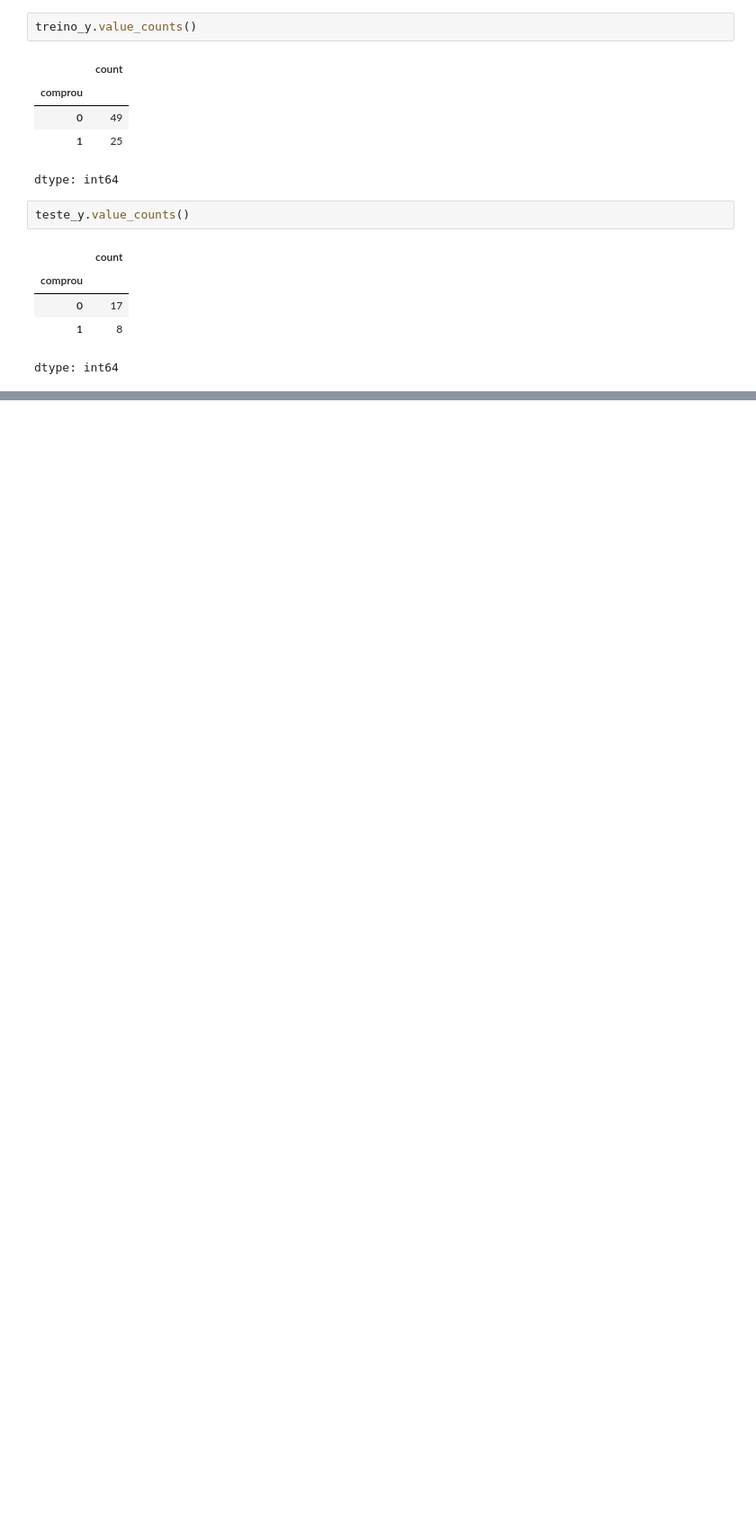
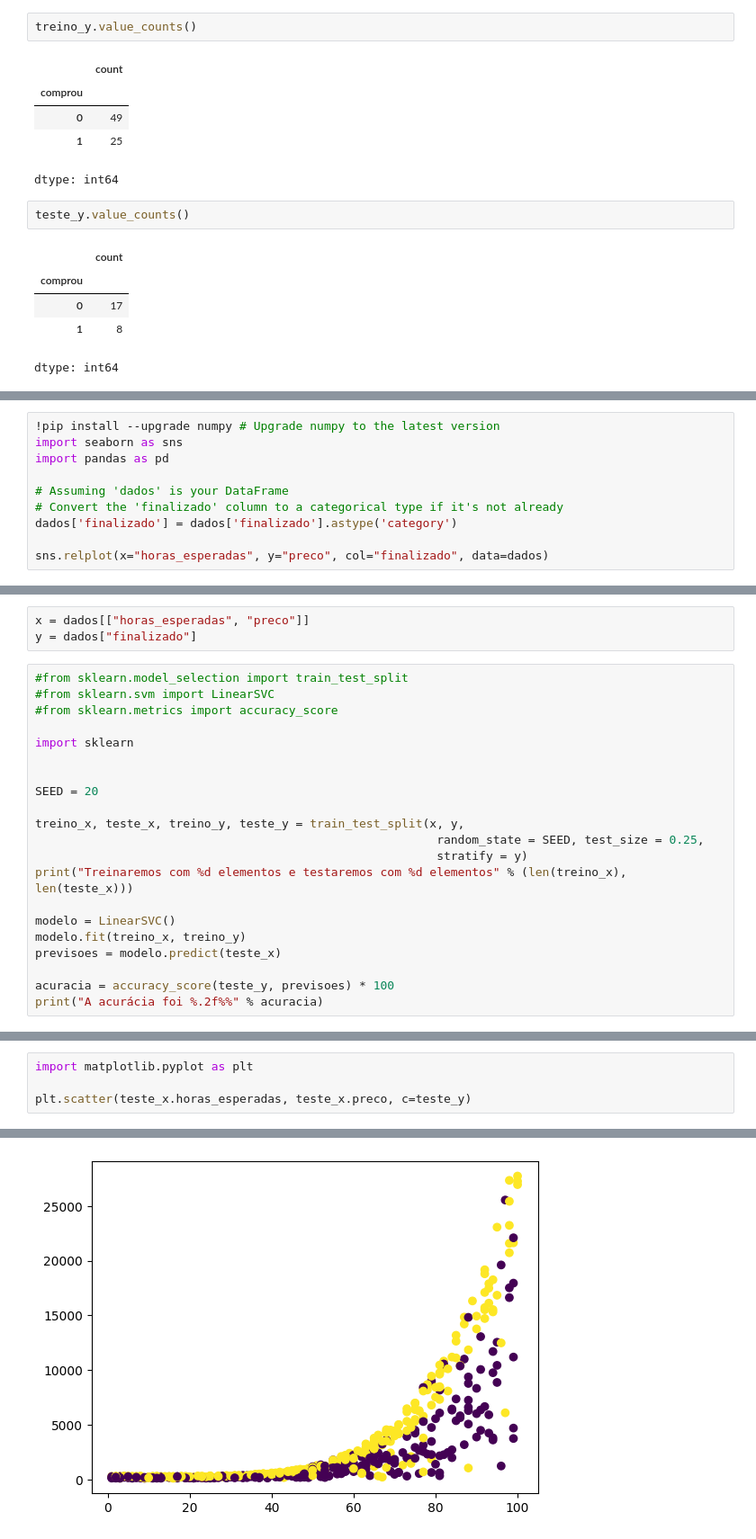
Before and after one commit to fabioobm/machine_laearning_classificacao_com_SKLearn, a Jupyter notebook: Introducao_a_machine_learning_classificacao_2.ipynb, the cells around one changed output, grey strips where cells are left out. Shown at 90% size. Cells and saved outputs as stored; diff of their text form; blank space fills up the shorter version.

```diff
--- a/Introducao_a_machine_learning_classificacao_2.ipynb
+++ b/Introducao_a_machine_learning_classificacao_2.ipynb
@@ -245,0 +365,10 @@ dtype: int64
+# %%
+!pip install --upgrade numpy # Upgrade numpy to the latest version
+import seaborn as sns
+import pandas as pd
+
+# Assuming 'dados' is your DataFrame
+# Convert the 'finalizado' column to a categorical type if it's not already
+dados['finalizado'] = dados['finalizado'].astype('category')
+
+sns.relplot(x="horas_esperadas", y="preco", col="finalizado", data=dados)
@@ -245,0 +411,24 @@ dtype: int64
+# %%
+x = dados[["horas_esperadas", "preco"]]
+y = dados["finalizado"]
+# %%
+#from sklearn.model_selection import train_test_split
+#from sklearn.svm import LinearSVC
+#from sklearn.metrics import accuracy_score
+
+import sklearn
+
+
+SEED = 20
+
+treino_x, teste_x, treino_y, teste_y = train_test_split(x, y,
+                                                         random_state = SEED, test_size = 0.25,
+                                                         stratify = y)
+print("Treinaremos com %d elementos e testaremos com %d elementos" % (len(treino_x), len(teste_x)))
+
+modelo = LinearSVC()
+modelo.fit(treino_x, treino_y)
+previsoes = modelo.predict(teste_x)
+
+acuracia = accuracy_score(teste_y, previsoes) * 100
+print("A acurácia foi %.2f%%" % acuracia)
@@ -245,0 +544,5 @@ dtype: int64
+# %%
+import matplotlib.pyplot as plt
+
+plt.scatter(teste_x.horas_esperadas, teste_x.preco, c=teste_y)
+# %% [output]
@@ -245,0 +550 @@ dtype: int64
+[figure, added]
```
Also changed, not shown: parts of 51 cells of this notebook.
